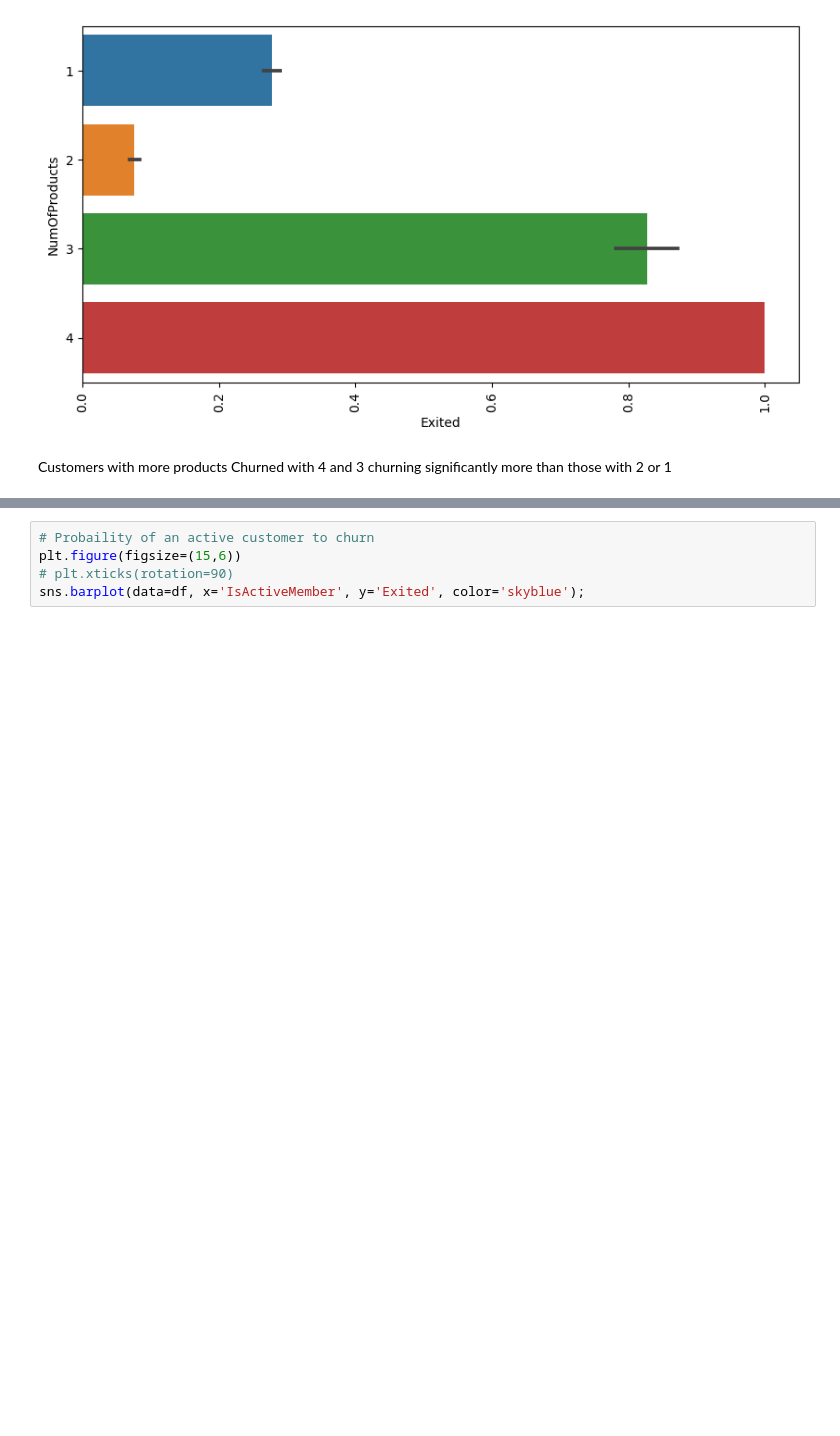
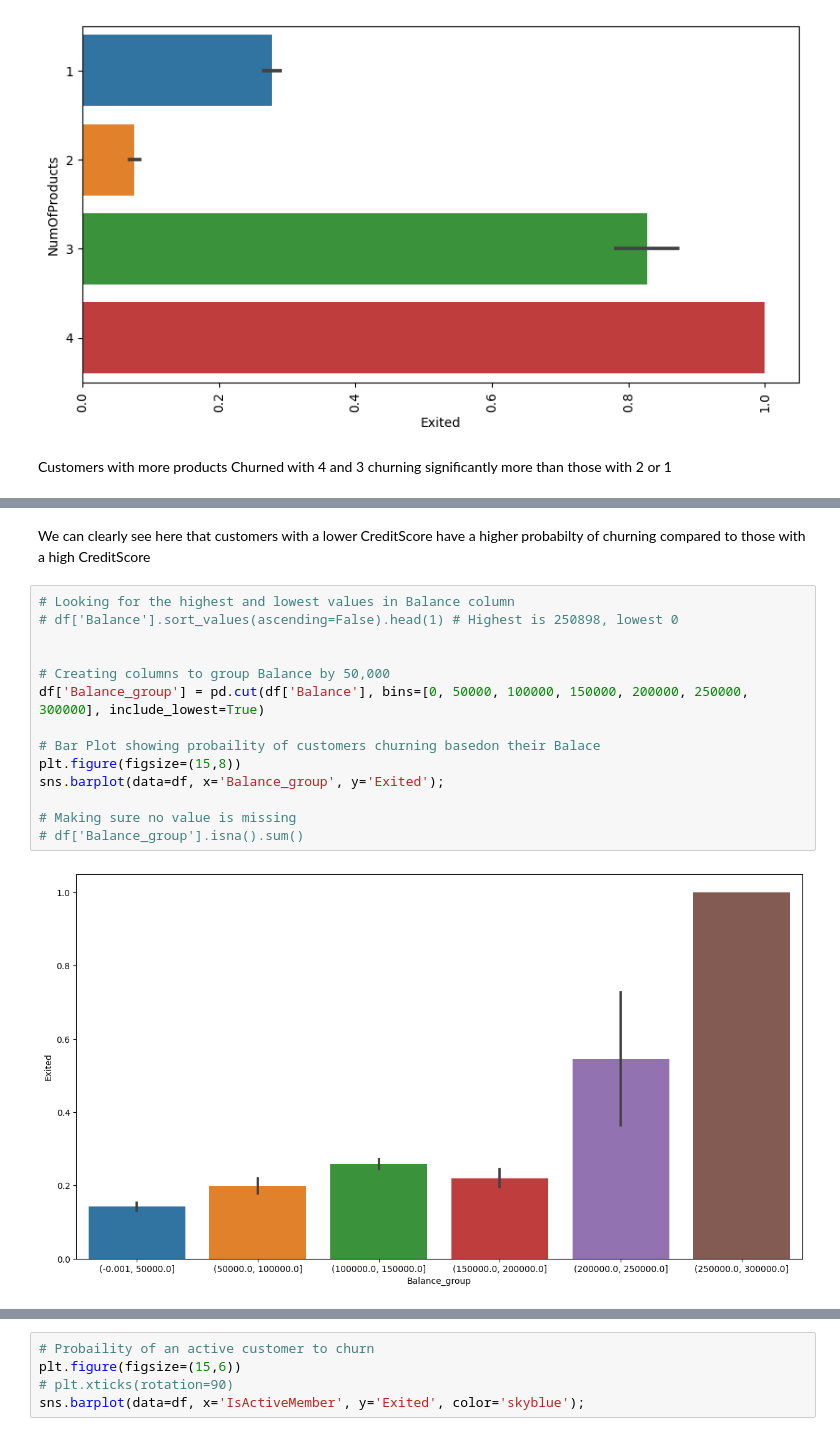
Before and after one commit to kuropeter/Bank-Customer-Churn-Analysis-with-python, a Jupyter notebook: EDA.ipynb, the cells around one changed output, grey strips where cells are left out. Drawn from its saved outputs; the diff is of its cells as text; blank space fills up the shorter version.

```diff
--- a/EDA.ipynb
+++ b/EDA.ipynb
@@ -305,0 +316,18 @@ Index(['RowNumber', 'CustomerId', 'Surname', 'CreditScore', 'Geography',
+# %% [markdown]
+We can clearly see here that customers with a lower CreditScore have a higher probabilty of churning compared to those with a high CreditScore
+# %%
+# Looking for the highest and lowest values in Balance column
+# df['Balance'].sort_values(ascending=False).head(1) # Highest is 250898, lowest 0
+
+
+# Creating columns to group Balance by 50,000
+df['Balance_group'] = pd.cut(df['Balance'], bins=[0, 50000, 100000, 150000, 200000, 250000, 300000], include_lowest=True)
+
+# Bar Plot showing probaility of customers churning basedon their Balace
+plt.figure(figsize=(15,8))
+sns.barplot(data=df, x='Balance_group', y='Exited');
+
+# Making sure no value is missing
+# df['Balance_group'].isna().sum()
+# %% [output]
+[figure, added]
```
Also changed, not shown: parts of 14 cells of this notebook.
